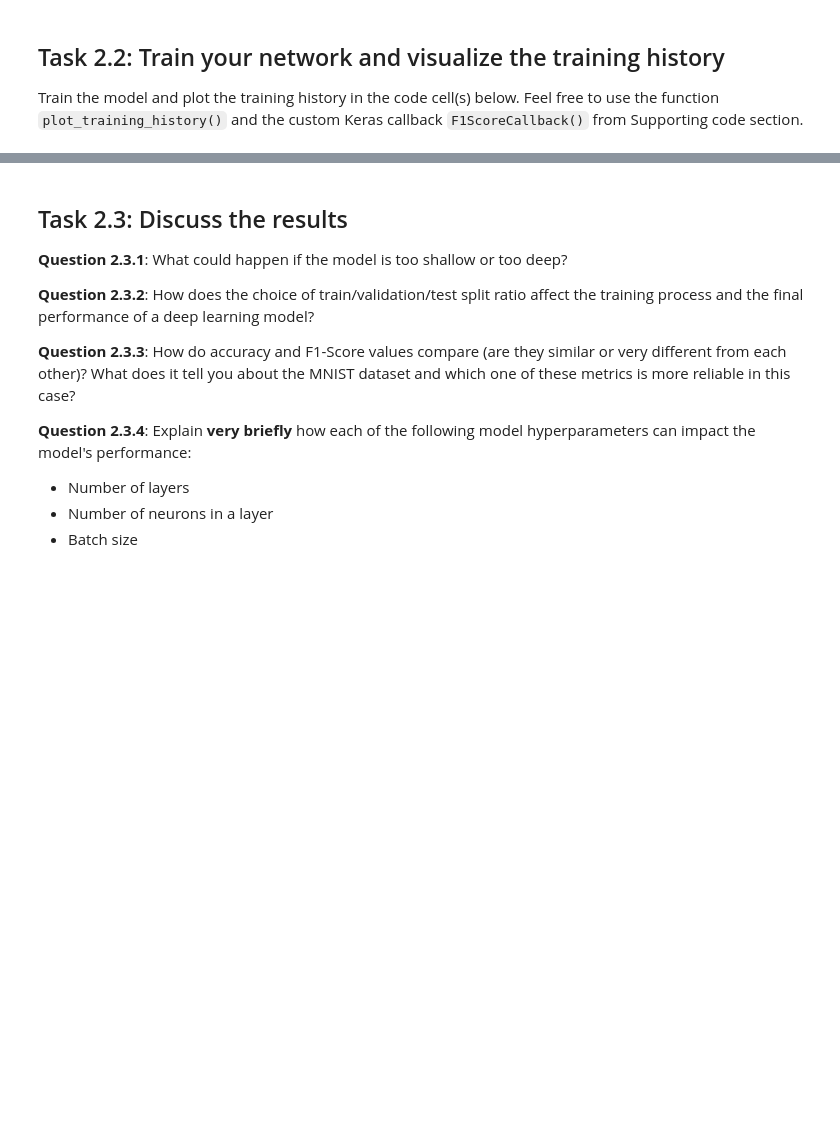
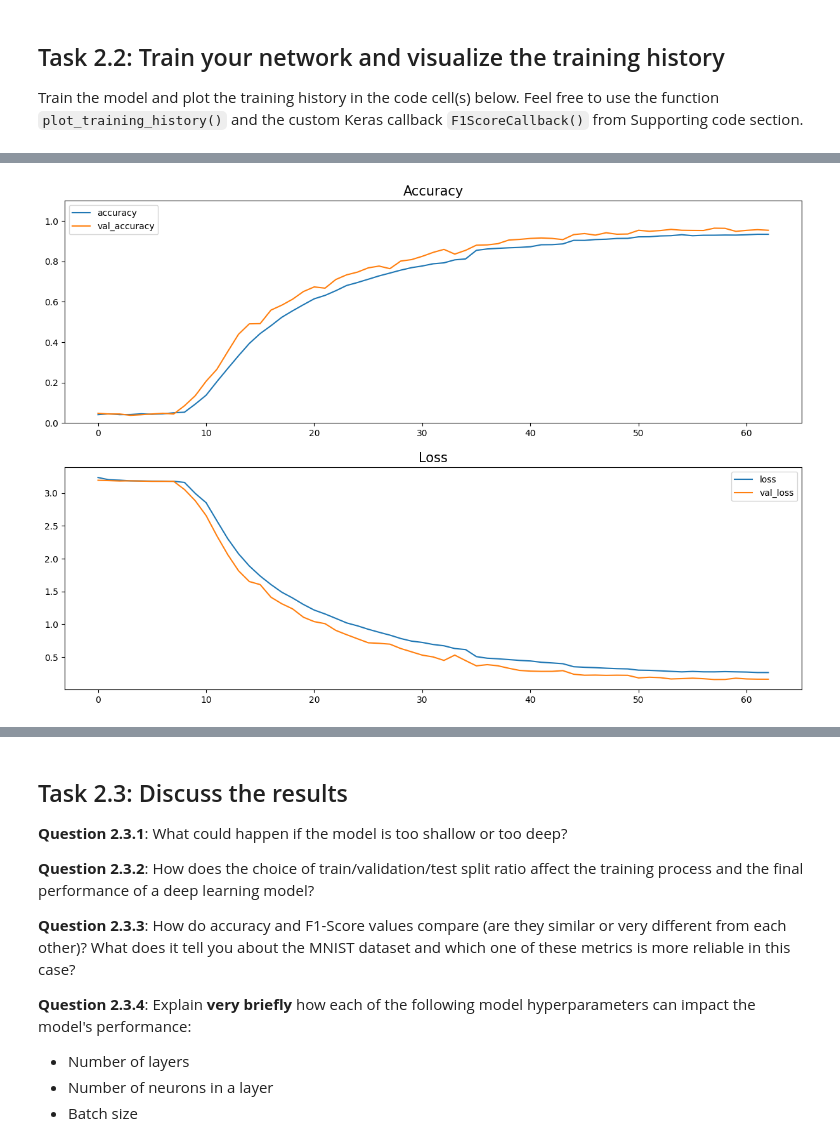
Before and after one commit to ioeftedal/dat300, a Jupyter notebook: CA1_DAT300/ca1_dat300_2025.ipynb, the cells around one changed output, grey strips where cells are left out. Saved outputs shown, nothing was run; the diff lists cells and outputs as text; code cells hidden in the pictures; blank space fills up the shorter version.

```diff
--- a/CA1_DAT300/ca1_dat300_2025.ipynb
+++ b/CA1_DAT300/ca1_dat300_2025.ipynb
@@ -141,3 +170,16 @@ Preprocess the data in whatever way you find sensible. Remember to comment on wh
+# %%
+# Data augmentation
+generator = tf.keras.preprocessing.image.ImageDataGenerator(rescale=1./255,
+    rotation_range=10,
+    zoom_range=0.10,
+    width_shift_range=0.1,
+    height_shift_range=0.1,
+    shear_range=0.1,
+    horizontal_flip=False,
+    fill_mode="nearest")
+
+X_train_flow = generator.flow(X_train, y_train, batch_size=32)
+X_val_flow = generator.flow(X_val, y_val, batch_size=32)
 # %% [markdown]
 ## Task 1.2 Visualization
 Visualize the data in whatever manner you find helpful/sensible and briefly comment on the plots.
@@ -156,3 +265,17 @@ Design your network below:
 # %% [markdown]
 ## Task 2.2: Train your network and visualize the training history
 Train the model and plot the training history in the code cell(s) below. Feel free to use the function `plot_training_history()` and the custom Keras callback `F1ScoreCallback()` from Supporting code section.
+# %%
+learning_rate_reduction = ReduceLROnPlateau(monitor='val_accuracy', patience=2, verbose=1,factor=0.5, min_lr=0.00001)
+
+history = ANN_Model.fit(X_train_flow,
+    validation_data=X_val_flow,
+    epochs=100,
+    callbacks=[
+        tf.keras.callbacks.EarlyStopping(
+        monitor='val_loss',
+        patience=5,
+        restore_best_weights=True),
+
+        learning_rate_reduction
+    ])
@@ -158,0 +301,13 @@ Train the model and plot the training history in the code cell(s) below. Feel fr
+# %%
+fig, axes = plt.subplots(2, 1, figsize=(15, 10))
+ax = axes.flat
+
+pd.DataFrame(history.history)[['accuracy','val_accuracy']].plot(ax=ax[0])
+ax[0].set_title("Accuracy", fontsize = 15)
+ax[0].set_ylim(0,1.1)
+
+pd.DataFrame(history.history)[['loss','val_loss']].plot(ax=ax[1])
+ax[1].set_title("Loss", fontsize = 15)
+plt.show()
+# %% [output]
+[figure, added]
```
Also changed, not shown: parts of 10 cells of this notebook, 3 other files.
